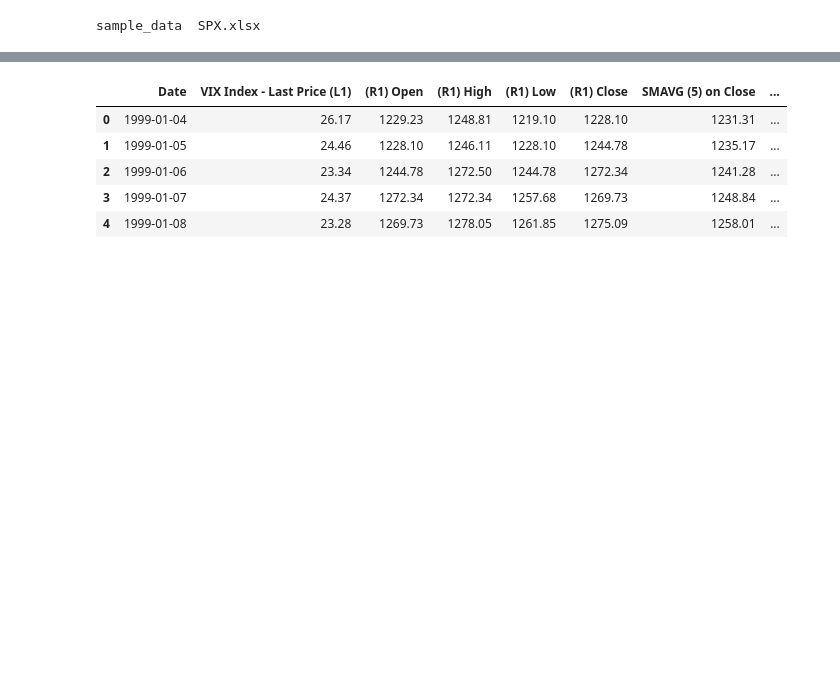
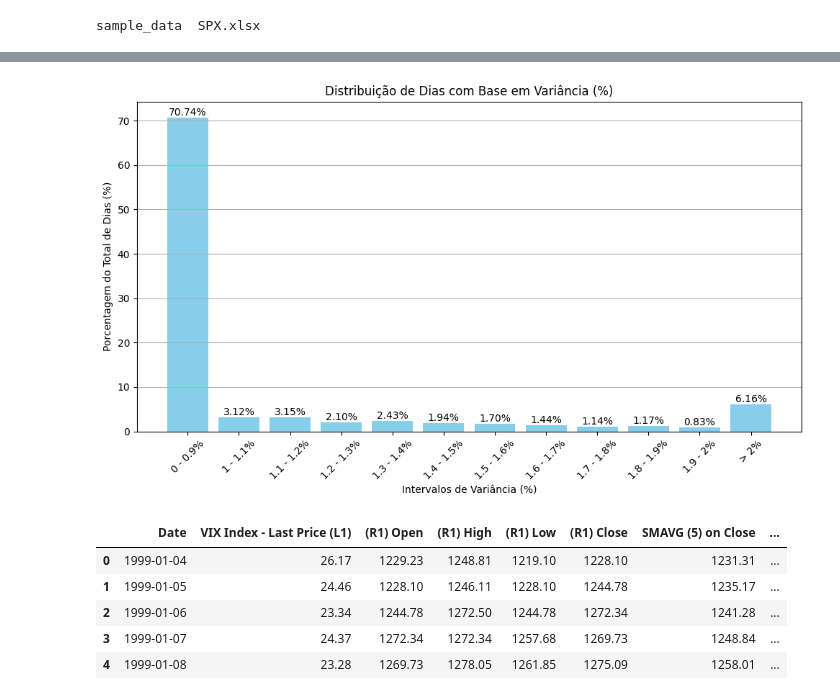
Before and after one commit to rafaart/DataScienceCO, a Jupyter notebook: spx.ipynb, the cells around one changed output, grey strips where cells are left out. Saved outputs shown, nothing was run; the diff lists cells and outputs as text; code cells hidden in the pictures; blank space fills up the shorter version.

```diff
--- a/spx.ipynb
+++ b/spx.ipynb
@@ -38,3 +40,6 @@ To: /content/SPX.xlsx
 !ls
 # %% [output]
 sample_data  SPX.xlsx
+# %%
+df_dh = pd.read_csv('Dados_Historicos_SP500_1979_2024_combinado.csv')
+df_dh.head()
@@ -40,0 +58,7 @@ sample_data  SPX.xlsx
+# %%
+# Remover o símbolo de porcentagem da coluna 'Var%'
+df_dh['Var%'] = df_dh['Var%'].str.replace('%', '', regex=False).str.strip()
+# Remover o símbolo de porcentagem da coluna 'Var%'
+df_dh['Var%'] = df_dh['Var%'].str.replace('-', '', regex=False)
+# 1. Remover o símbolo de porcentagem e espaços em branco da coluna 'Var%'
+df_dh['Var%'] = df_dh['Var%'].str.replace(',', '.', regex=False)
@@ -40,0 +74,3 @@ sample_data  SPX.xlsx
+# %%
+# 3. Converter a coluna para numérico
+df_dh['Var%'] = pd.to_numeric(df_dh['Var%'], errors='coerce')
@@ -40,0 +106,6 @@ sample_data  SPX.xlsx
+# %%
+# Dividir todos os valores da coluna 'Var%' por 100
+df_dh['Var%'] = df_dh['Var%'] / 100
+
+# Verificar os valores da coluna após a divisão
+print(df_dh['Var%'])
@@ -41,3 +158,45 @@ sample_data  SPX.xlsx
+# %%
+# 2. Contar os dias em cada intervalo
+total_dias = len(df_dh)
+
+intervalos = {
+    '0 - 0.9%': df_dh[(df_dh['Var%'] >= 0) & (df_dh['Var%'] <= 0.009)].count()['Var%'],
+    '1 - 1.1%': df_dh[(df_dh['Var%'] > 0.01) & (df_dh['Var%'] <= 0.011)].count()['Var%'],
+    '1.1 - 1.2%': df_dh[(df_dh['Var%'] > 0.011) & (df_dh['Var%'] <= 0.012)].count()['Var%'],
+    '1.2 - 1.3%': df_dh[(df_dh['Var%'] > 0.012) & (df_dh['Var%'] <= 0.013)].count()['Var%'],
+    '1.3 - 1.4%': df_dh[(df_dh['Var%'] > 0.013) & (df_dh['Var%'] <= 0.014)].count()['Var%'],
+    '1.4 - 1.5%': df_dh[(df_dh['Var%'] > 0.014) & (df_dh['Var%'] <= 0.015)].count()['Var%'],
+    '1.5 - 1.6%': df_dh[(df_dh['Var%'] > 0.015) & (df_dh['Var%'] <= 0.016)].count()['Var%'],
+    '1.6 - 1.7%': df_dh[(df_dh['Var%'] > 0.016) & (df_dh['Var%'] <= 0.017)].count()['Var%'],
+    '1.7 - 1.8%': df_dh[(df_dh['Var%'] > 0.017) & (df_dh['Var%'] <= 0.018)].count()['Var%'],
+    '1.8 - 1.9%': df_dh[(df_dh['Var%'] > 0.018) & (df_dh['Var%'] <= 0.019)].count()['Var%'],
+    '1.9 - 2%': df_dh[(df_dh['Var%'] > 0.019) & (df_dh['Var%'] <= 0.02)].count()['Var%'],
+    '> 2%': df_dh[df_dh['Var%'] > 0.02].count()['Var%']
+}
+
+# 3. Calcular a porcentagem em relação ao total de dias
+percentuais = {key: (value / total_dias) * 100 for key, value in intervalos.items()}
+
+# 4. Criar o gráfico de barras
+plt.figure(figsize=(10, 6))
+barras = plt.bar(percentuais.keys(), percentuais.values(), color='skyblue')
+
+# Adicionar os valores em cima das barras
+for barra in barras:
+    yval = barra.get_height()
+    plt.text(barra.get_x() + barra.get_width()/2, yval, f'{yval:.2f}%', ha='center', va='bottom')
+
+plt.title('Distribuição de Dias com Base em Variância (%)')
+plt.xlabel('Intervalos de Variância (%)')
+plt.ylabel('Porcentagem do Total de Dias (%)')
+plt.xticks(rotation=45)
+plt.grid(axis='y')
+
+# Mostrar o gráfico
+plt.tight_layout()
+plt.show()
+# %% [output]
+[figure, added]
 # %%
 df = pd.read_excel('SPX.xlsx')
 df.head()
```
Also changed, not shown: parts of 16 cells of this notebook.
